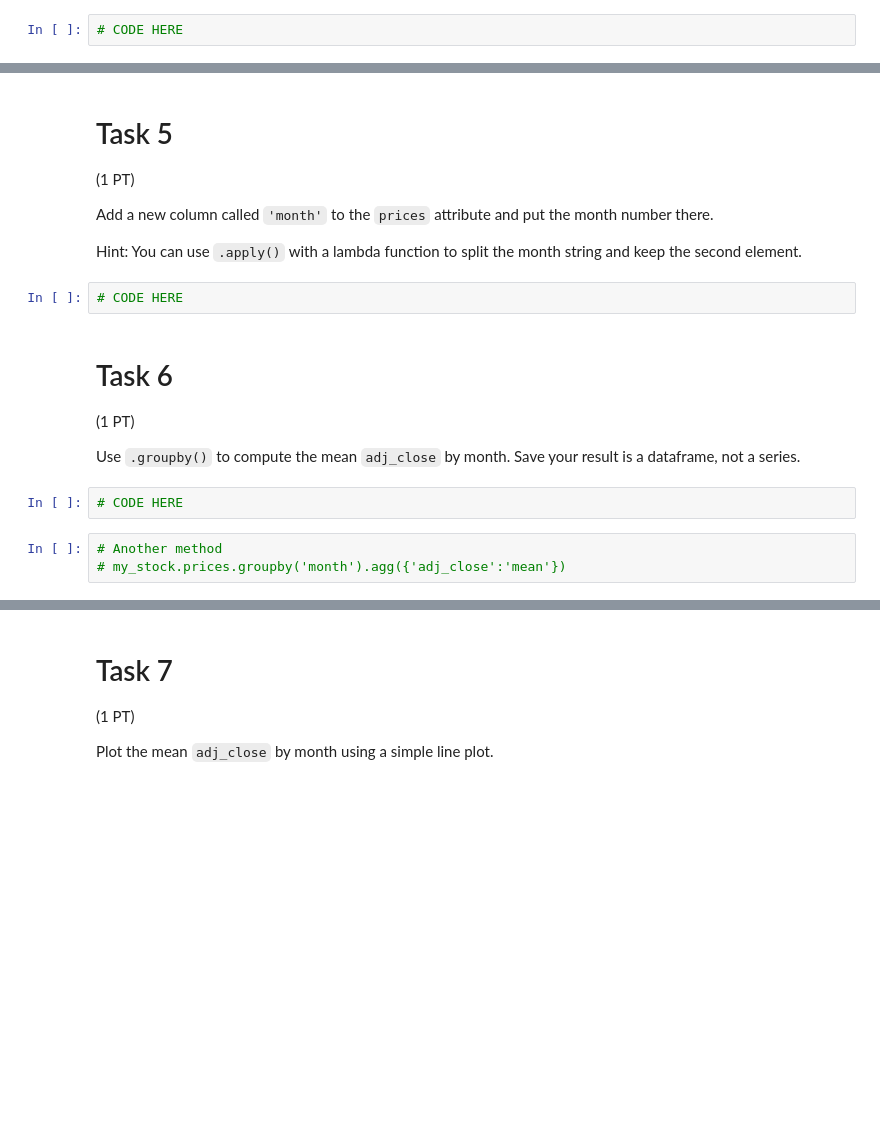
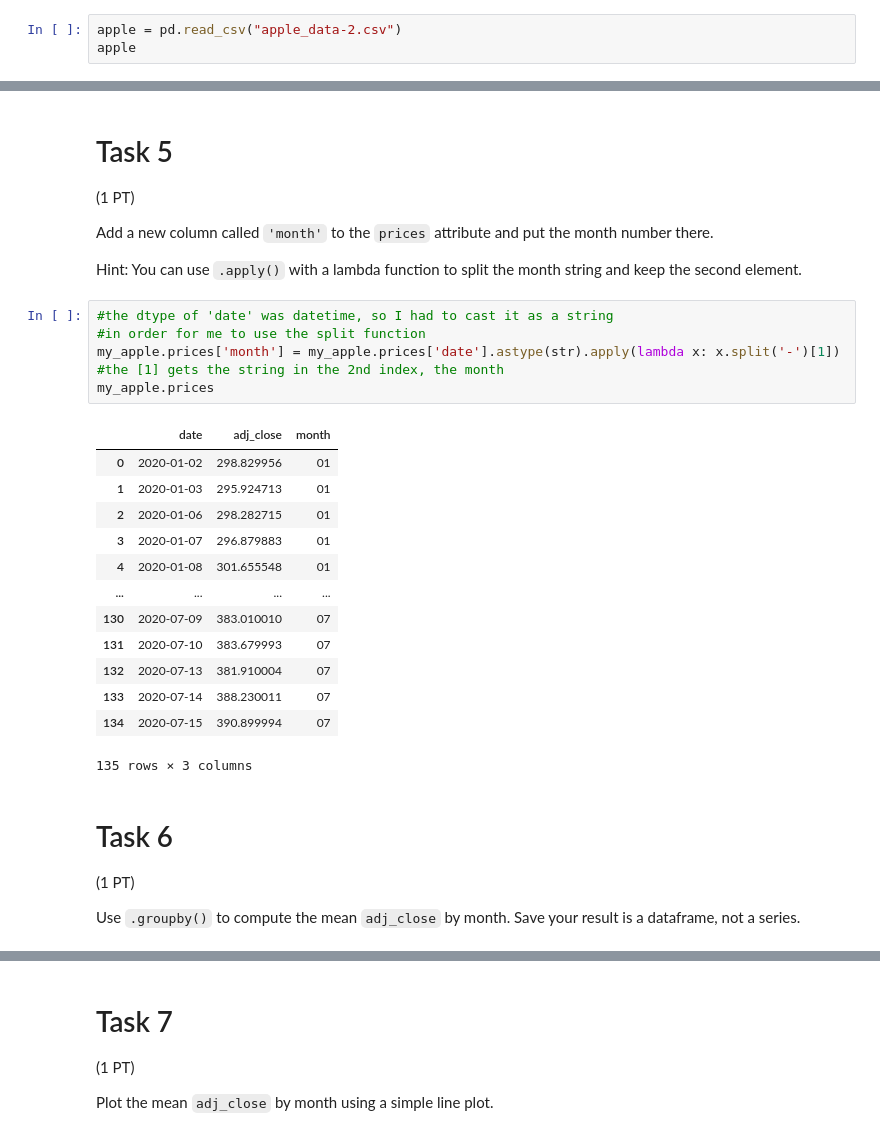
Before and after one commit to ontoligent/DS5100-activities, a Jupyter notebook: hw/M07/M07-HW-2-1.ipynb, the cells around one changed output, grey strips where cells are left out. Cells and saved outputs as stored; diff of their text form; blank space fills up the shorter version.

```diff
--- a/hw/M07/M07-HW-2-1.ipynb
+++ b/hw/M07/M07-HW-2-1.ipynb
@@ -46,4 +46,5 @@ import numpy as np
 
 Read in the dataset from the attached file `apple_data.csv` using `pd.read_csv()`.
 # %%
-# CODE HERE
+apple = pd.read_csv("apple_data-2.csv")
+apple
@@ -106,16 +140,28 @@ Use the dot operator to access the stock's price_records, printing the result.
 Add a new column called `'month'` to the `prices` attribute and put the month number there.
 
 Hint: You can use `.apply()` with a lambda function to split the month string and keep the second element.
-# %%
-# CODE HERE
+# %%
+#the dtype of 'date' was datetime, so I had to cast it as a string
+#in order for me to use the split function
+my_apple.prices['month'] = my_apple.prices['date'].astype(str).apply(lambda x: x.split('-')[1]) #the [1] gets the string in the 2nd index, the month
+my_apple.prices
+# %% [output]
+|  | date | adj_close | month |
+| 0 | 2020-01-02 | 298.829956 | 01 |
+| 1 | 2020-01-03 | 295.924713 | 01 |
+| 2 | 2020-01-06 | 298.282715 | 01 |
+| 3 | 2020-01-07 | 296.879883 | 01 |
+| 4 | 2020-01-08 | 301.655548 | 01 |
+| ... | ... | ... | ... |
+| 130 | 2020-07-09 | 383.010010 | 07 |
+| 131 | 2020-07-10 | 383.679993 | 07 |
+| 132 | 2020-07-13 | 381.910004 | 07 |
+| 133 | 2020-07-14 | 388.230011 | 07 |
+| 134 | 2020-07-15 | 390.899994 | 07 |
+135 rows × 3 columns
 # %% [markdown]
 # Task 6
 
 (1 PT)
 
 Use `.groupby()` to compute the mean `adj_close` by month. Save your result is a dataframe, not a series.
-# %%
-# CODE HERE
-# %%
-# Another method
-# my_stock.prices.groupby('month').agg({'adj_close':'mean'})
```
Also changed, not shown: parts of 8 cells of this notebook.
